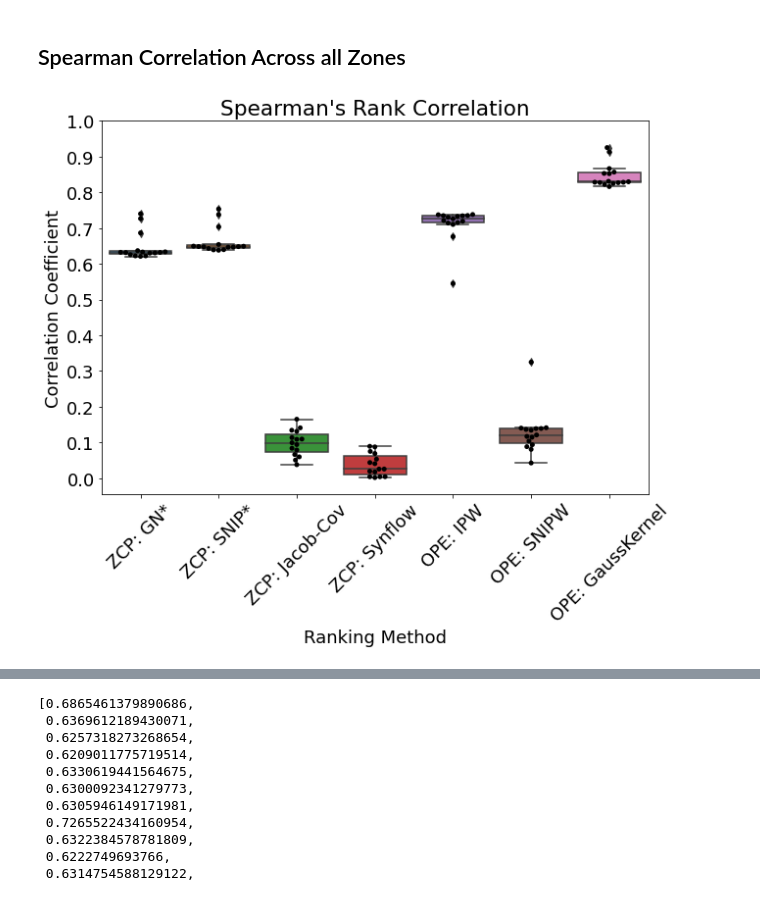
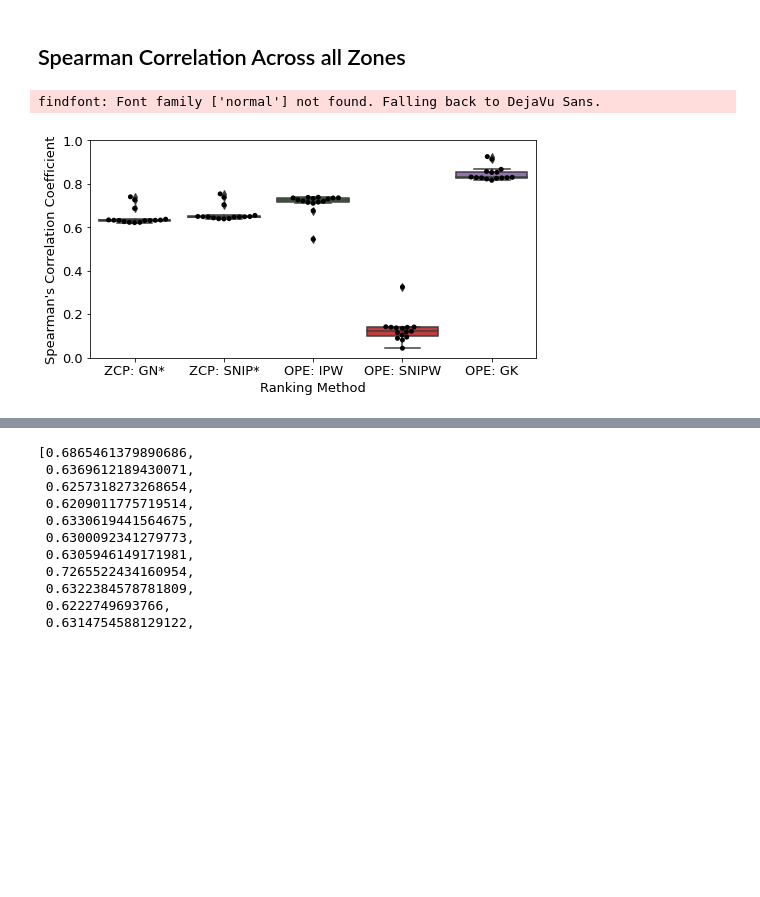
Before and after one commit to sustainable-computing/building-MARL, a Jupyter notebook: studies/PolicyRankingPlots.ipynb, the cells around one changed output, grey strips where cells are left out. Saved outputs shown, nothing was run; the diff lists cells and outputs as text; code cells hidden in the pictures; blank space fills up the shorter version.

```diff
--- a/studies/PolicyRankingPlots.ipynb
+++ b/studies/PolicyRankingPlots.ipynb
@@ -157,10 +157,12 @@ snipw_df_15["correlation"] = snipw_abs_15
 # fqe_df_0["correlation"] = fqe_abs_0
 
 cont_gauss_15_df = pd.DataFrame()
-cont_gauss_15_df["method"] = ["OPE: GaussKernel" for i in range(len(cont_gauss_abs_15))]
+cont_gauss_15_df["method"] = ["OPE: GK" for i in range(len(cont_gauss_abs_15))]
 cont_gauss_15_df["correlation"] = cont_gauss_abs_15
 
-plot_dfs = [grad_norm_df, snip_df, jacob_cov_df, synflow_df, ipw_df_15, snipw_df_15, cont_gauss_15_df]
+# plot_dfs = [grad_norm_df, snip_df, jacob_cov_df, synflow_df, ipw_df_15, snipw_df_15, cont_gauss_15_df]
+plot_dfs = [grad_norm_df, snip_df, ipw_df_15, snipw_df_15, cont_gauss_15_df]
+
 
 # boxplot_df = pd.concat([grad_norm_df, grad_norm_df_30, snip_df,
 #                         snip_df_30, jacob_cov_df, jacob_cov_df_30,
@@ -173,21 +175,22 @@ boxplot_df = pd.concat(plot_dfs)
 # %%
 font = {'family' : 'normal',
         'weight' : 'normal',
-        'size'   : 18}
+        'size'   : 13}
 plt.rc("font", **font)
 # %%
-plt.figure(figsize=(10, 7))
+plt.figure(figsize=(8, 4))
 
-plt.title("Spearman's Rank Correlation")
+# plt.title("Spearman's Rank Correlation")
 sns.boxplot(x="method", y="correlation", data=boxplot_df)
 sns.swarmplot(x="method", y="correlation", data=boxplot_df, color="black")
 plt.xlabel("Ranking Method")
-plt.ylabel("Correlation Coefficient")
-plt.xticks(rotation=45)
-plt.yticks(np.arange(0.0, 1.1, step=0.1))
-plt.savefig("plots/spearman_corr_boxplot_19_09_2022.pdf", dpi=300, bbox_inches="tight")
+plt.ylabel("Spearman's Correlation Coefficient")
+# plt.xticks(rotation=45)
+plt.yticks(np.arange(0.0, 1.1, step=0.2))
+plt.savefig("plots/spearman_corr_boxplot_26_09_2022.pdf", dpi=300, bbox_inches="tight")
 # %% [output]
+findfont: Font family ['normal'] not found. Falling back to DejaVu Sans.
-[figure, old version]
+[figure, new version]
 # %%
 [val for val in boxplot_df[boxplot_df["method"] == "ZCP: SNIP+IPW"]["correlation"].values]
 # %% [output]
```
Also changed, not shown: parts of 1 cell of this notebook, 4 other files.
